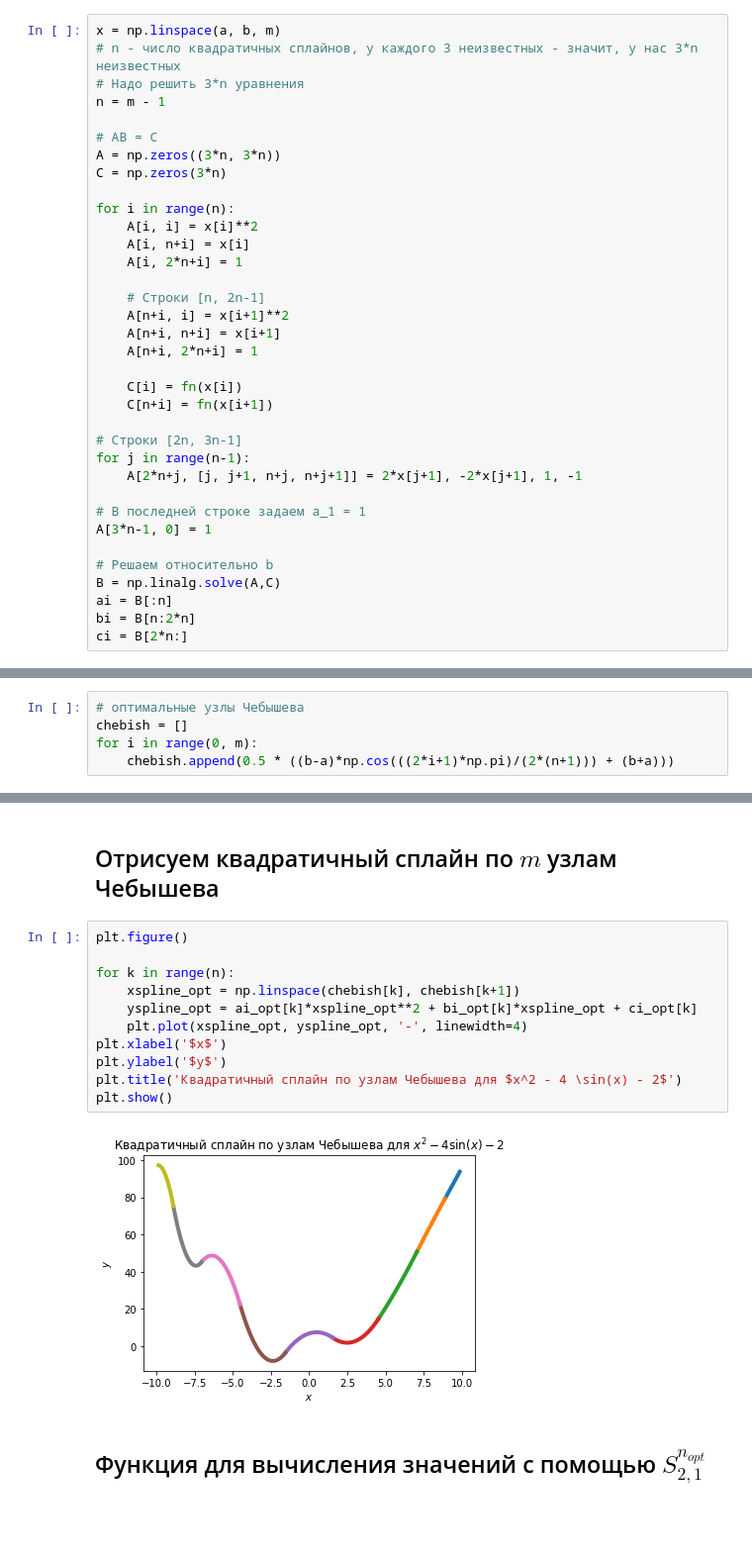
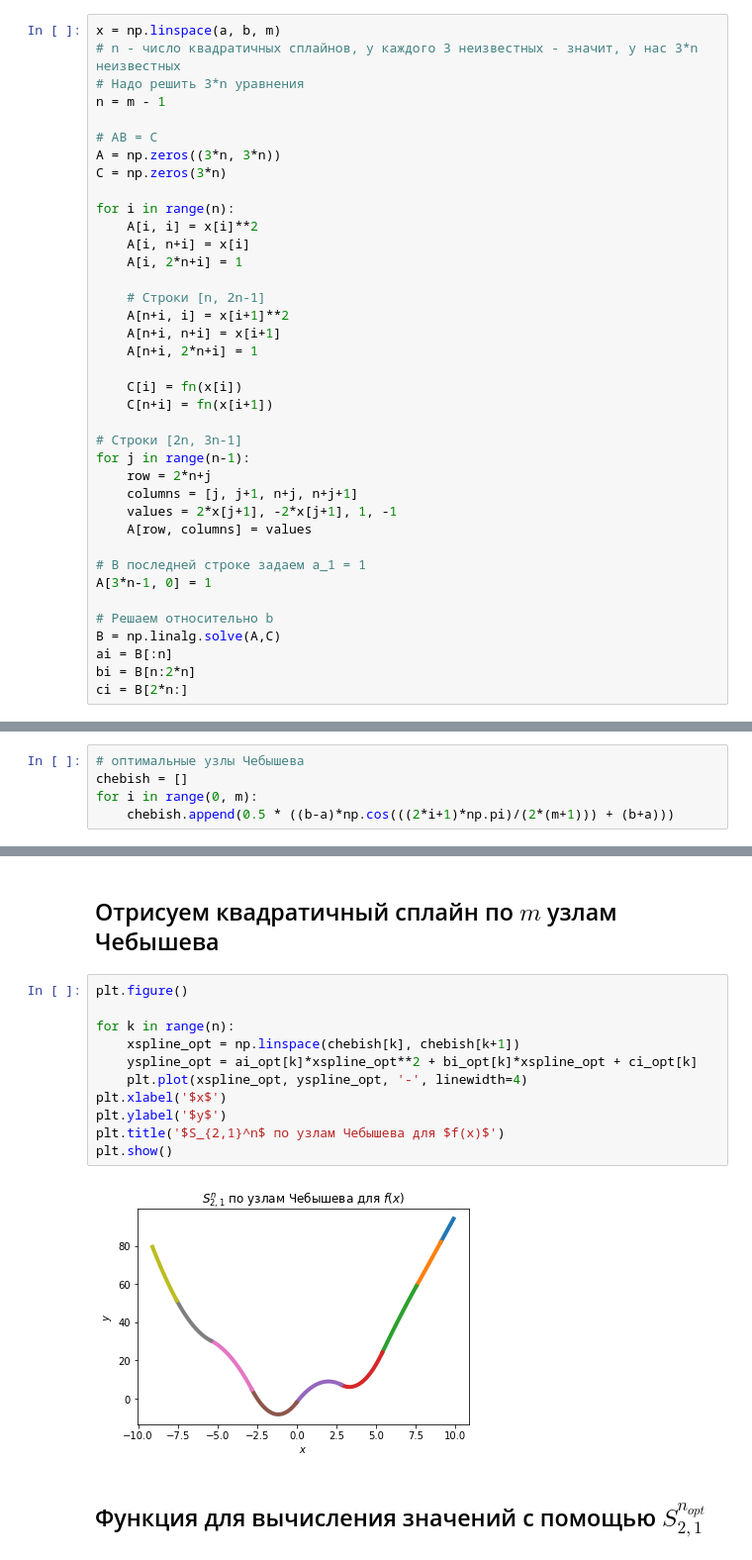
Before and after one commit to verse-chorus/linear_quadratic_cubic_splines, a Jupyter notebook: Квадратичный_сплайн.ipynb, the cells around one changed output, grey strips where cells are left out. Shown at 99% size. Cells and saved outputs as stored; diff of their text form; blank space fills up the shorter version.

```diff
--- a/Квадратичный_сплайн.ipynb
+++ b/Квадратичный_сплайн.ipynb
@@ -50,7 +49,10 @@ for i in range(n):
 
 # Строки [2n, 3n-1]
 for j in range(n-1):
-    A[2*n+j, [j, j+1, n+j, n+j+1]] = 2*x[j+1], -2*x[j+1], 1, -1
+    row = 2*n+j
+    columns = [j, j+1, n+j, n+j+1]
+    values = 2*x[j+1], -2*x[j+1], 1, -1
+    A[row, columns] = values
 
 # В последней строке задаем a_1 = 1
 A[3*n-1, 0] = 1
@@ -94,7 +98,7 @@ def quadratic_spline(arg):
 # оптимальные узлы Чебышева
 chebish = []
 for i in range(0, m):
-    chebish.append(0.5 * ((b-a)*np.cos(((2*i+1)*np.pi)/(2*(n+1))) + (b+a)))
+    chebish.append(0.5 * ((b-a)*np.cos(((2*i+1)*np.pi)/(2*(m+1))) + (b+a)))
 # %%
 # n - число квадратичных сплайнов по узлам Чебышева, у каждого 3 неизвестных - значит, у нас 3*n неизвестных
 # Надо решить 3*n уравнения
@@ -134,16 +138,16 @@ ci_opt = B_opt[2*n:]
 # %%
 plt.figure()
 
 for k in range(n):
     xspline_opt = np.linspace(chebish[k], chebish[k+1])
     yspline_opt = ai_opt[k]*xspline_opt**2 + bi_opt[k]*xspline_opt + ci_opt[k]
     plt.plot(xspline_opt, yspline_opt, '-', linewidth=4)
 plt.xlabel('$x$')
 plt.ylabel('$y$')
-plt.title('Квадратичный сплайн по узлам Чебышева для $x^2 - 4 \sin(x) - 2$')
+plt.title('$S_{2,1}^n$ по узлам Чебышева для $f(x)$')
 plt.show()
 # %% [output]
-[figure, old version]
+[figure, new version]
 # %% [markdown]
 ## Функция для вычисления значений с помощью $S_{2,1}^{n_{opt}}$
 # %%
```
Also changed, not shown: parts of 5 cells of this notebook, 1 other file.
